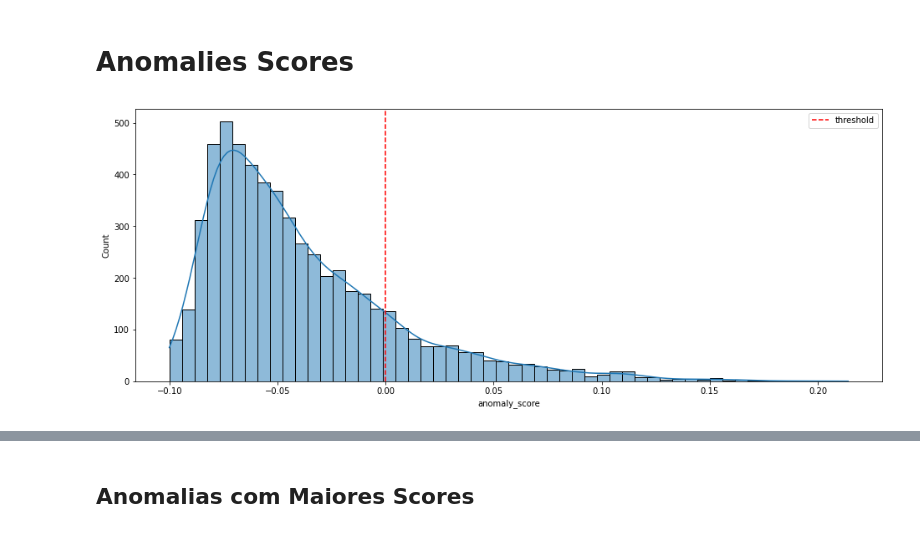
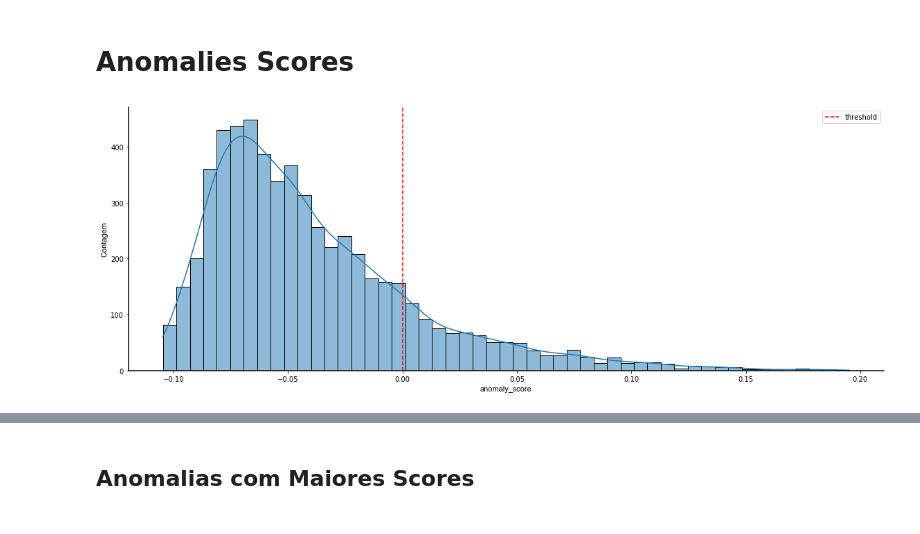
Before and after one commit to AlexandreSaback/tcc_anomaly_detection, a Jupyter notebook: explorations/AD_05_AnomalyScores.ipynb, the cells around one changed output, grey strips where cells are left out. Saved outputs shown, nothing was run; the diff lists cells and outputs as text; code cells hidden in the pictures.

```diff
--- a/explorations/AD_05_AnomalyScores.ipynb
+++ b/explorations/AD_05_AnomalyScores.ipynb
@@ -295,13 +297,47 @@ complete_predictions = pd.concat([df_train, df_test])
 # %% [markdown]
 # Anomalies Scores
 # %%
-fig, ax = plt.subplots(figsize=(16,6))
-sns.histplot(complete_predictions["anomaly_score"], kde=True)
-plt.axvline(iforest_model.threshold_, color="red", linestyle="--", label="threshold")
-plt.legend()
+fig, ax = plt.subplots(figsize=(16, 6))
+
+# Histograma + KDE
+sns.histplot(complete_predictions["anomaly_score"], kde=True, ax=ax)
+
+# Linha vertical do threshold
+ax.axvline(iforest_model.threshold_, color="red", linestyle="--", label="threshold")
+
+# >>> Legenda única
+handles, labels = ax.get_legend_handles_labels()
+ax.legend(handles=handles, labels=labels, loc="upper right")
+
+# >>> Formatação do gráfico conforme as normas
+
+# 1. Remover título
+ax.set_title('')
+
+# 2. Remover linhas de grade
+ax.grid(False)
+
+# 3. Remover spines superiores e direita
+for spine in ['top', 'right']:
+    ax.spines[spine].set_visible(False)
+
+# 4. Destacar spines esquerda e inferior
+for spine in ['left', 'bottom']:
+    ax.spines[spine].set_color('black')
+    ax.spines[spine].set_linewidth(1.5)
+
+# 5. Rótulos dos eixos com Arial, 11pt, cor preta
+ax.set_xlabel("anomaly_score", fontsize=11, fontname="Arial", color="black")
+ax.set_ylabel("Contagem", fontsize=11, fontname="Arial", color="black")
+
+# 6. Fundo branco
+ax.set_facecolor("white")
+fig.patch.set_facecolor("white")
+
+plt.tight_layout()
 plt.show()
 # %% [output]
-[figure, old version]
+[figure, new version]
 # %%
 fig, ax = plt.subplots(figsize=(16,6))
 sns.lineplot(complete_predictions.groupby(by=["ano"])["anomaly_score"].mean())
```
Also changed, not shown: parts of 37 cells of this notebook, 3 other files.
